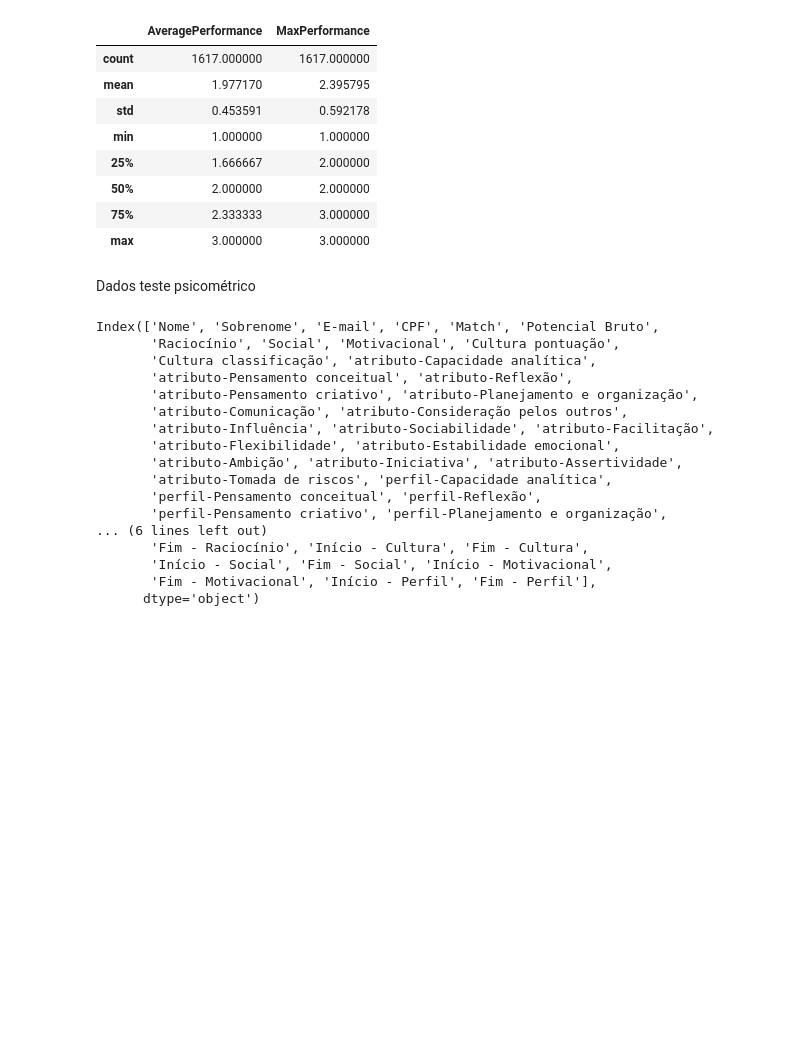
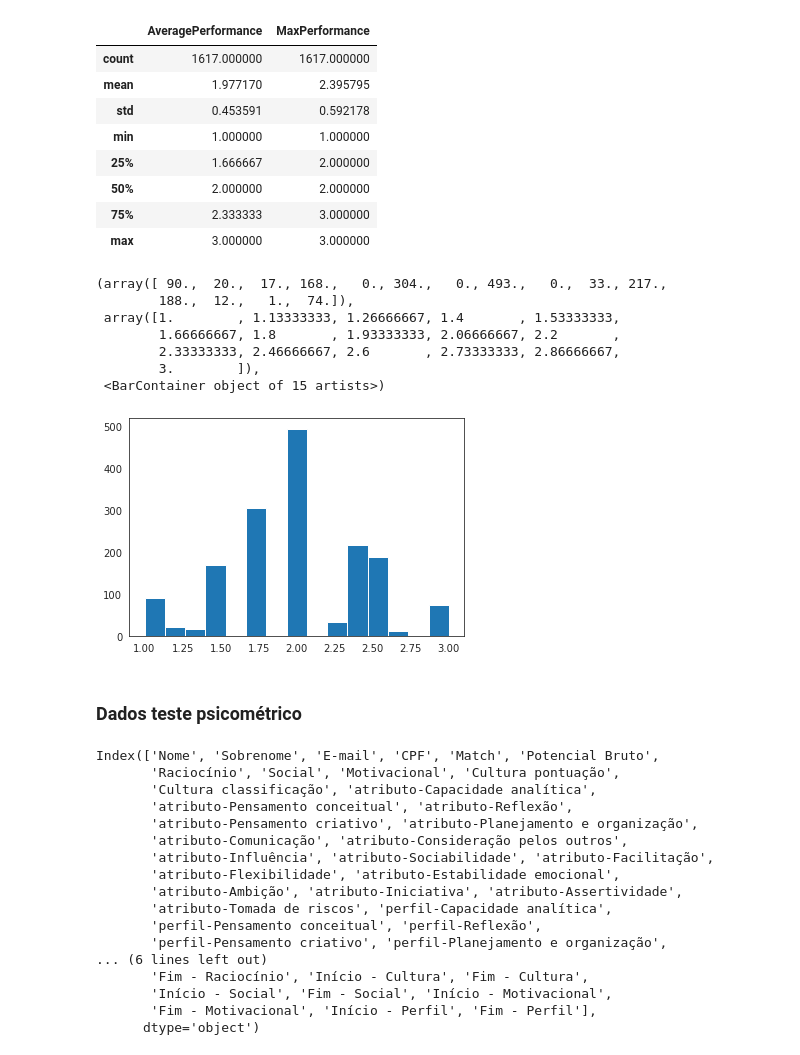
Before and after one commit to biagzi/data_science, a Jupyter notebook: case2_people_analytics/Presentation.ipynb, the cells around one changed output. Cells and saved outputs as stored; diff of their text form; code cells hidden in the pictures; blank space fills up the shorter version.

```diff
--- a/case2_people_analytics/Presentation.ipynb
+++ b/case2_people_analytics/Presentation.ipynb
@@ -75,6 +87,17 @@ df_per.describe()
 | 50% | 2.000000 | 2.000000 |
 | 75% | 2.333333 | 3.000000 |
 | max | 3.000000 | 3.000000 |
+# %%
+plt.hist(df_per['AveragePerformance'],align='mid',bins=15)
+# %% [output]
+(array([ 90.,  20.,  17., 168.,   0., 304.,   0., 493.,   0.,  33., 217.,
+        188.,  12.,   1.,  74.]),
+ array([1.        , 1.13333333, 1.26666667, 1.4       , 1.53333333,
+        1.66666667, 1.8       , 1.93333333, 2.06666667, 2.2       ,
+        2.33333333, 2.46666667, 2.6       , 2.73333333, 2.86666667,
+        3.        ]),
+ <BarContainer object of 15 artists>)
+[figure, added]
 # %% [markdown]
-Dados teste psicométrico
+### Dados teste psicométrico
 # %%
```
Also changed, not shown: parts of 51 cells of this notebook, 1 other file.
